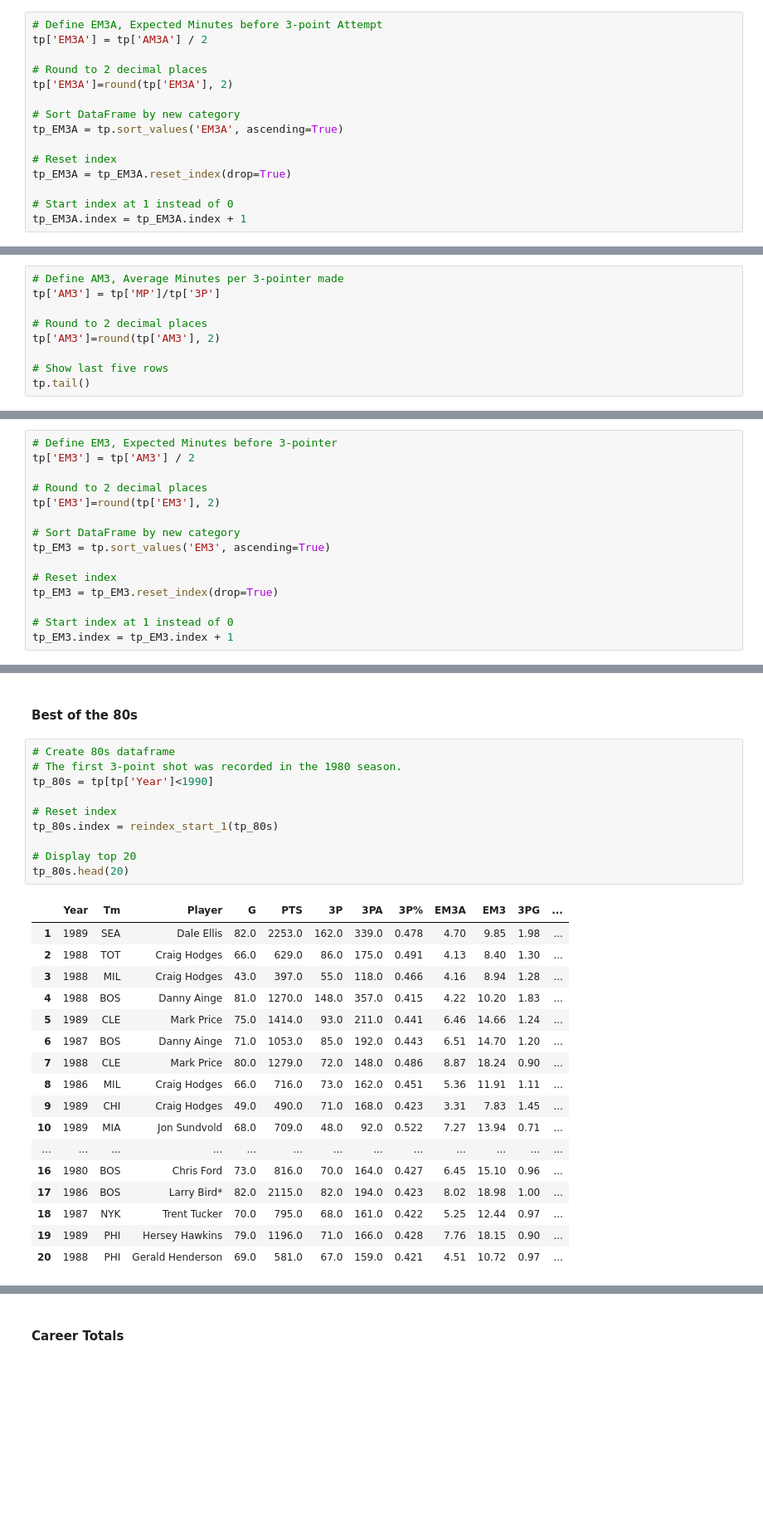
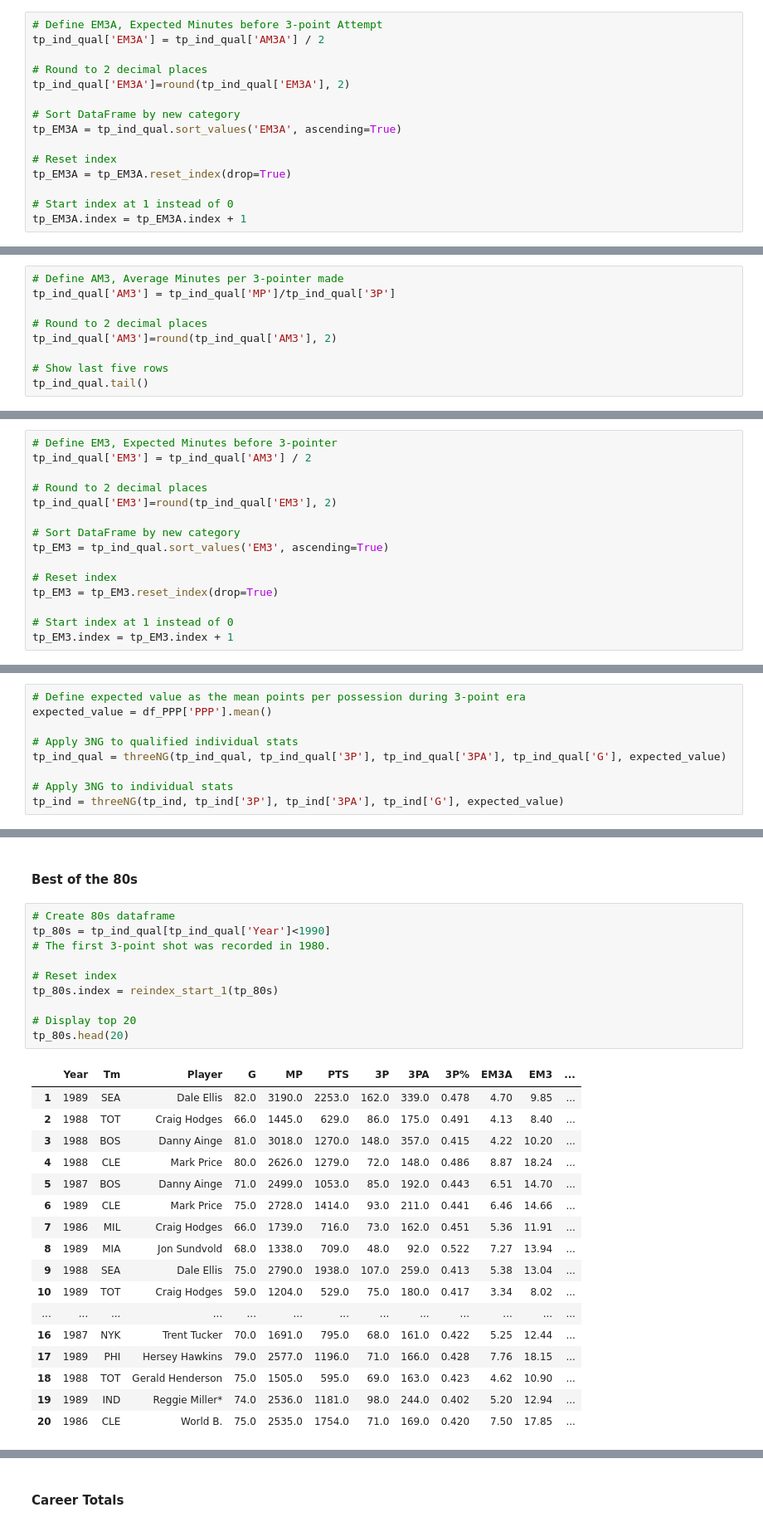
Before and after one commit to coreyjwade/3-Point_Net_Gain, a Jupyter notebook: NBA_3-point_Stats.py.ipynb, the cells around one changed output, grey strips where cells are left out. Shown at 83% size. Cells and saved outputs as stored; diff of their text form; blank space fills up the shorter version.

```diff
--- a/NBA_3-point_Stats.py.ipynb
+++ b/NBA_3-point_Stats.py.ipynb
@@ -402,12 +462,12 @@ The expected value of a continuous interval of time is typically at the halfway
 # %%
 # Define EM3A, Expected Minutes before 3-point Attempt
-tp['EM3A'] = tp['AM3A'] / 2
+tp_ind_qual['EM3A'] = tp_ind_qual['AM3A'] / 2
 
 # Round to 2 decimal places
-tp['EM3A']=round(tp['EM3A'], 2)
+tp_ind_qual['EM3A']=round(tp_ind_qual['EM3A'], 2)
 
 # Sort DataFrame by new category
-tp_EM3A = tp.sort_values('EM3A', ascending=True)
+tp_EM3A = tp_ind_qual.sort_values('EM3A', ascending=True)
 
 # Reset index
 tp_EM3A = tp_EM3A.reset_index(drop=True)
@@ -449,12 +509,12 @@ Statistical Notes<ul>
 AM3 computes the average minutes played per 3-pointer Made.
 # %%
 # Define AM3, Average Minutes per 3-pointer made
-tp['AM3'] = tp['MP']/tp['3P']
+tp_ind_qual['AM3'] = tp_ind_qual['MP']/tp_ind_qual['3P']
 
 # Round to 2 decimal places
-tp['AM3']=round(tp['AM3'], 2)
+tp_ind_qual['AM3']=round(tp_ind_qual['AM3'], 2)
 
 # Show last five rows
-tp.tail()
+tp_ind_qual.tail()
 # %% [output]
 |  | Year | Tm | Player | G | MP | PTS | 3P | 3PA | 3P% | AM3A | EM3A | ... |
@@ -469,13 +529,13 @@ tp.tail()
 This is my favorite statistic of the group. It's how long a player is expected to be on the court before making a 3. EM3 is AM3 divided by two.
 # %%
 # Define EM3, Expected Minutes before 3-pointer
-tp['EM3'] = tp['AM3'] / 2
+tp_ind_qual['EM3'] = tp_ind_qual['AM3'] / 2
 
 # Round to 2 decimal places
-tp['EM3']=round(tp['EM3'], 2)
+tp_ind_qual['EM3']=round(tp_ind_qual['EM3'], 2)
 
 # Sort DataFrame by new category
-tp_EM3 = tp.sort_values('EM3', ascending=True)
+tp_EM3 = tp_ind_qual.sort_values('EM3', ascending=True)
 
 # Reset index
 tp_EM3 = tp_EM3.reset_index(drop=True)
@@ -580,0 +657,9 @@ tp['3NG']=round(tp['3NG'], 2)
+# %%
+# Define expected value as the mean points per possession during 3-point era
+expected_value = df_PPP['PPP'].mean()
+
+# Apply 3NG to qualified individual stats
+tp_ind_qual = threeNG(tp_ind_qual, tp_ind_qual['3P'], tp_ind_qual['3PA'], tp_ind_qual['G'], expected_value)
+
+# Apply 3NG to individual stats
+tp_ind = threeNG(tp_ind, tp_ind['3P'], tp_ind['3PA'], tp_ind['G'], expected_value)
@@ -837,30 +922,30 @@ The big 90s shooters. Glen Rice, Reggie Miller, Dell Curry, Dennis Scott, Mitch
 #### Best of the 80s
 # %%
 # Create 80s dataframe
-# The first 3-point shot was recorded in the 1980 season.
-tp_80s = tp[tp['Year']<1990]
+tp_80s = tp_ind_qual[tp_ind_qual['Year']<1990]
+# The first 3-point shot was recorded in 1980.
 
 # Reset index
 tp_80s.index = reindex_start_1(tp_80s)
 
 # Display top 20
 tp_80s.head(20)
 # %% [output]
-|  | Year | Tm | Player | G | PTS | 3P | 3PA | 3P% | EM3A | EM3 | 3PG | ... |
-| 1 | 1989 | SEA | Dale Ellis | 82.0 | 2253.0 | 162.0 | 339.0 | 0.478 | 4.70 | 9.85 | 1.98 | ... |
-| 2 | 1988 | TOT | Craig Hodges | 66.0 | 629.0 | 86.0 | 175.0 | 0.491 | 4.13 | 8.40 | 1.30 | ... |
-| 3 | 1988 | MIL | Craig Hodges | 43.0 | 397.0 | 55.0 | 118.0 | 0.466 | 4.16 | 8.94 | 1.28 | ... |
-| 4 | 1988 | BOS | Danny Ainge | 81.0 | 1270.0 | 148.0 | 357.0 | 0.415 | 4.22 | 10.20 | 1.83 | ... |
-| 5 | 1989 | CLE | Mark Price | 75.0 | 1414.0 | 93.0 | 211.0 | 0.441 | 6.46 | 14.66 | 1.24 | ... |
-| 6 | 1987 | BOS | Danny Ainge | 71.0 | 1053.0 | 85.0 | 192.0 | 0.443 | 6.51 | 14.70 | 1.20 | ... |
-| 7 | 1988 | CLE | Mark Price | 80.0 | 1279.0 | 72.0 | 148.0 | 0.486 | 8.87 | 18.24 | 0.90 | ... |
-| 8 | 1986 | MIL | Craig Hodges | 66.0 | 716.0 | 73.0 | 162.0 | 0.451 | 5.36 | 11.91 | 1.11 | ... |
-| 9 | 1989 | CHI | Craig Hodges | 49.0 | 490.0 | 71.0 | 168.0 | 0.423 | 3.31 | 7.83 | 1.45 | ... |
-| 10 | 1989 | MIA | Jon Sundvold | 68.0 | 709.0 | 48.0 | 92.0 | 0.522 | 7.27 | 13.94 | 0.71 | ... |
+|  | Year | Tm | Player | G | MP | PTS | 3P | 3PA | 3P% | EM3A | EM3 | ... |
+| 1 | 1989 | SEA | Dale Ellis | 82.0 | 3190.0 | 2253.0 | 162.0 | 339.0 | 0.478 | 4.70 | 9.85 | ... |
+| 2 | 1988 | TOT | Craig Hodges | 66.0 | 1445.0 | 629.0 | 86.0 | 175.0 | 0.491 | 4.13 | 8.40 | ... |
+| 3 | 1988 | BOS | Danny Ainge | 81.0 | 3018.0 | 1270.0 | 148.0 | 357.0 | 0.415 | 4.22 | 10.20 | ... |
+| 4 | 1988 | CLE | Mark Price | 80.0 | 2626.0 | 1279.0 | 72.0 | 148.0 | 0.486 | 8.87 | 18.24 | ... |
+| 5 | 1987 | BOS | Danny Ainge | 71.0 | 2499.0 | 1053.0 | 85.0 | 192.0 | 0.443 | 6.51 | 14.70 | ... |
+| 6 | 1989 | CLE | Mark Price | 75.0 | 2728.0 | 1414.0 | 93.0 | 211.0 | 0.441 | 6.46 | 14.66 | ... |
+| 7 | 1986 | MIL | Craig Hodges | 66.0 | 1739.0 | 716.0 | 73.0 | 162.0 | 0.451 | 5.36 | 11.91 | ... |
+| 8 | 1989 | MIA | Jon Sundvold | 68.0 | 1338.0 | 709.0 | 48.0 | 92.0 | 0.522 | 7.27 | 13.94 | ... |
+| 9 | 1988 | SEA | Dale Ellis | 75.0 | 2790.0 | 1938.0 | 107.0 | 259.0 | 0.413 | 5.38 | 13.04 | ... |
+| 10 | 1989 | TOT | Craig Hodges | 59.0 | 1204.0 | 529.0 | 75.0 | 180.0 | 0.417 | 3.34 | 8.02 | ... |
 | ... | ... | ... | ... | ... | ... | ... | ... | ... | ... | ... | ... | ... |
-| 16 | 1980 | BOS | Chris Ford | 73.0 | 816.0 | 70.0 | 164.0 | 0.427 | 6.45 | 15.10 | 0.96 | ... |
-| 17 | 1986 | BOS | Larry Bird* | 82.0 | 2115.0 | 82.0 | 194.0 | 0.423 | 8.02 | 18.98 | 1.00 | ... |
-| 18 | 1987 | NYK | Trent Tucker | 70.0 | 795.0 | 68.0 | 161.0 | 0.422 | 5.25 | 12.44 | 0.97 | ... |
-| 19 | 1989 | PHI | Hersey Hawkins | 79.0 | 1196.0 | 71.0 | 166.0 | 0.428 | 7.76 | 18.15 | 0.90 | ... |
-| 20 | 1988 | PHI | Gerald Henderson | 69.0 | 581.0 | 67.0 | 159.0 | 0.421 | 4.51 | 10.72 | 0.97 | ... |
+| 16 | 1987 | NYK | Trent Tucker | 70.0 | 1691.0 | 795.0 | 68.0 | 161.0 | 0.422 | 5.25 | 12.44 | ... |
+| 17 | 1989 | PHI | Hersey Hawkins | 79.0 | 2577.0 | 1196.0 | 71.0 | 166.0 | 0.428 | 7.76 | 18.15 | ... |
+| 18 | 1988 | TOT | Gerald Henderson | 75.0 | 1505.0 | 595.0 | 69.0 | 163.0 | 0.423 | 4.62 | 10.90 | ... |
+| 19 | 1989 | IND | Reggie Miller* | 74.0 | 2536.0 | 1181.0 | 98.0 | 244.0 | 0.402 | 5.20 | 12.94 | ... |
+| 20 | 1986 | CLE | World B. | 75.0 | 2535.0 | 1754.0 | 71.0 | 169.0 | 0.420 | 7.50 | 17.85 | ... |
 # %% [markdown]
```
Also changed, not shown: parts of 85 cells of this notebook.
